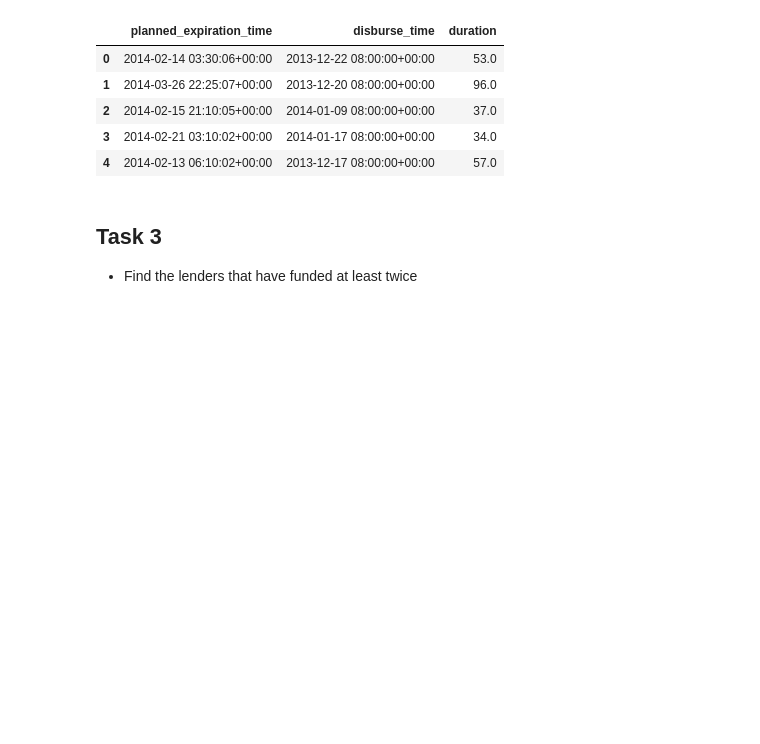
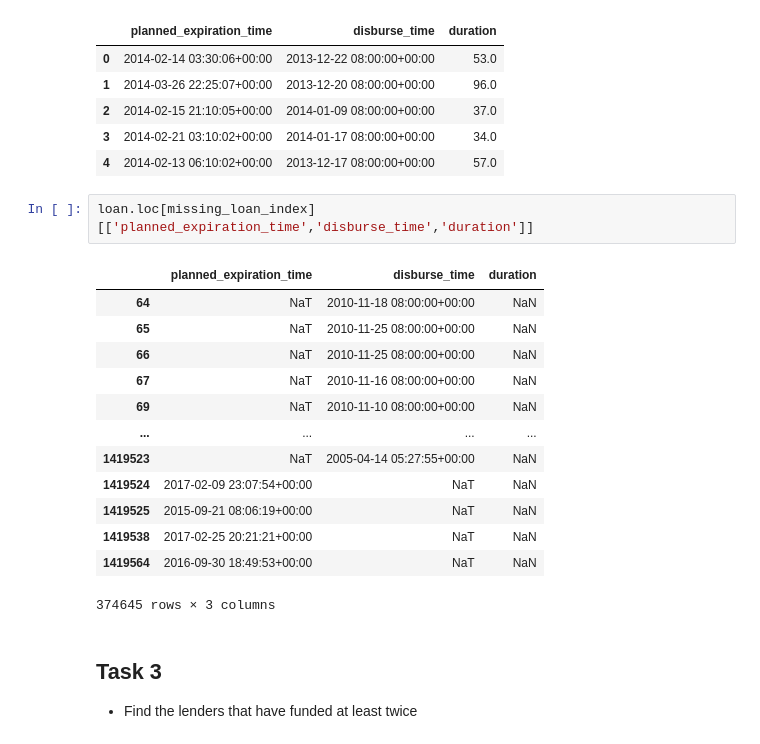
Before and after one commit to gaveter/Project_cs, a Jupyter notebook: Project.ipynb, the cells around one changed output. Cells and saved outputs as stored; diff of their text form; blank space fills up the shorter version.

Commit message:
added chunk to show result missing values (task 2)

```diff
--- a/Project.ipynb
+++ b/Project.ipynb
@@ -206,6 +204,22 @@ loan.head()[['planned_expiration_time','disburse_time','duration']]
 | 2 | 2014-02-15 21:10:05+00:00 | 2014-01-09 08:00:00+00:00 | 37.0 |
 | 3 | 2014-02-21 03:10:02+00:00 | 2014-01-17 08:00:00+00:00 | 34.0 |
 | 4 | 2014-02-13 06:10:02+00:00 | 2013-12-17 08:00:00+00:00 | 57.0 |
+# %%
+loan.loc[missing_loan_index][['planned_expiration_time','disburse_time','duration']]
+# %% [output]
+|  | planned_expiration_time | disburse_time | duration |
+| 64 | NaT | 2010-11-18 08:00:00+00:00 | NaN |
+| 65 | NaT | 2010-11-25 08:00:00+00:00 | NaN |
+| 66 | NaT | 2010-11-25 08:00:00+00:00 | NaN |
+| 67 | NaT | 2010-11-16 08:00:00+00:00 | NaN |
+| 69 | NaT | 2010-11-10 08:00:00+00:00 | NaN |
+| ... | ... | ... | ... |
+| 1419523 | NaT | 2005-04-14 05:27:55+00:00 | NaN |
+| 1419524 | 2017-02-09 23:07:54+00:00 | NaT | NaN |
+| 1419525 | 2015-09-21 08:06:19+00:00 | NaT | NaN |
+| 1419538 | 2017-02-25 20:21:21+00:00 | NaT | NaN |
+| 1419564 | 2016-09-30 18:49:53+00:00 | NaT | NaN |
+374645 rows × 3 columns
 # %% [markdown]
 ## Task 3
 - Find the lenders that have funded at least twice
```
Also changed, not shown: parts of 10 cells of this notebook.
